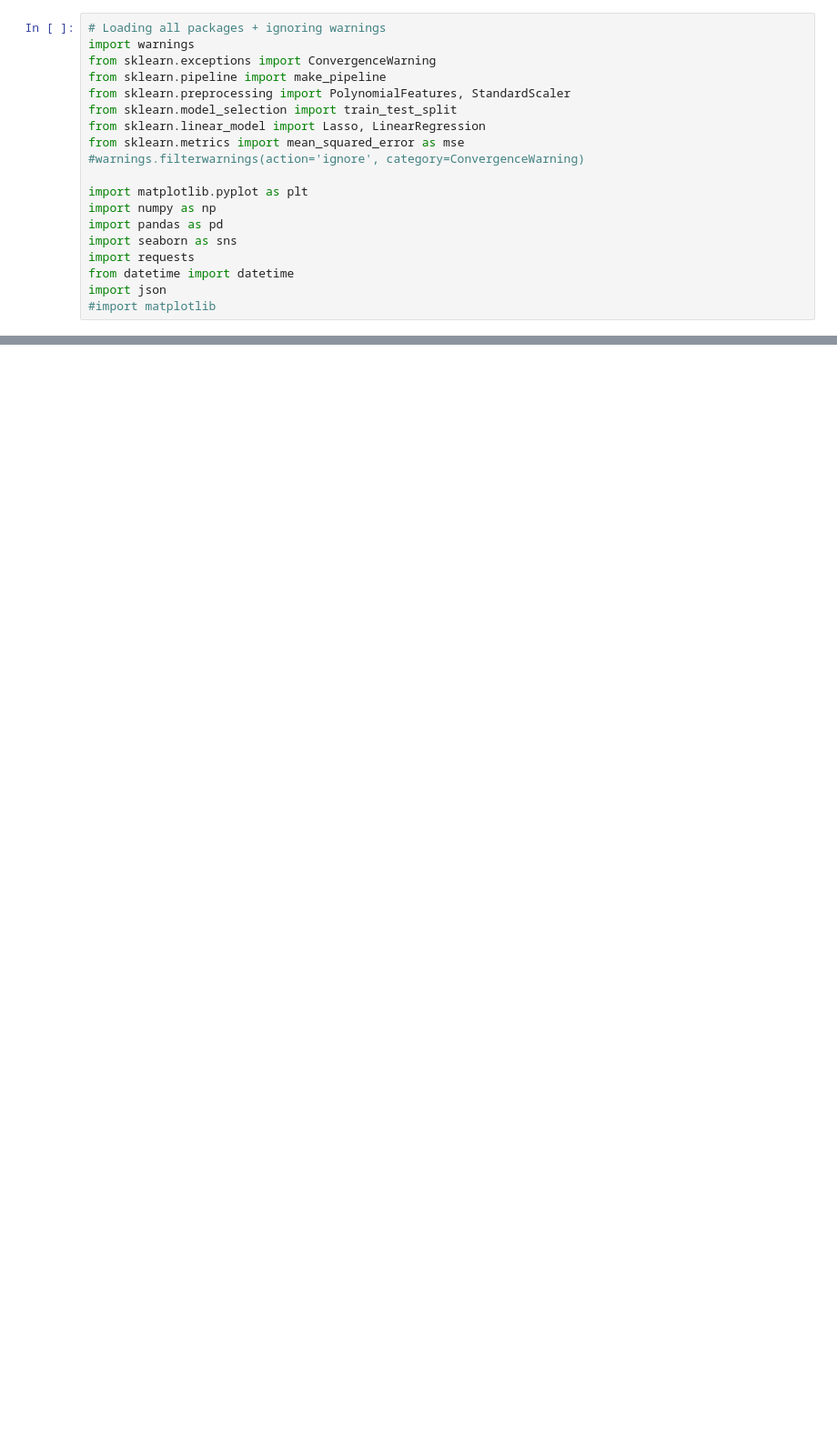
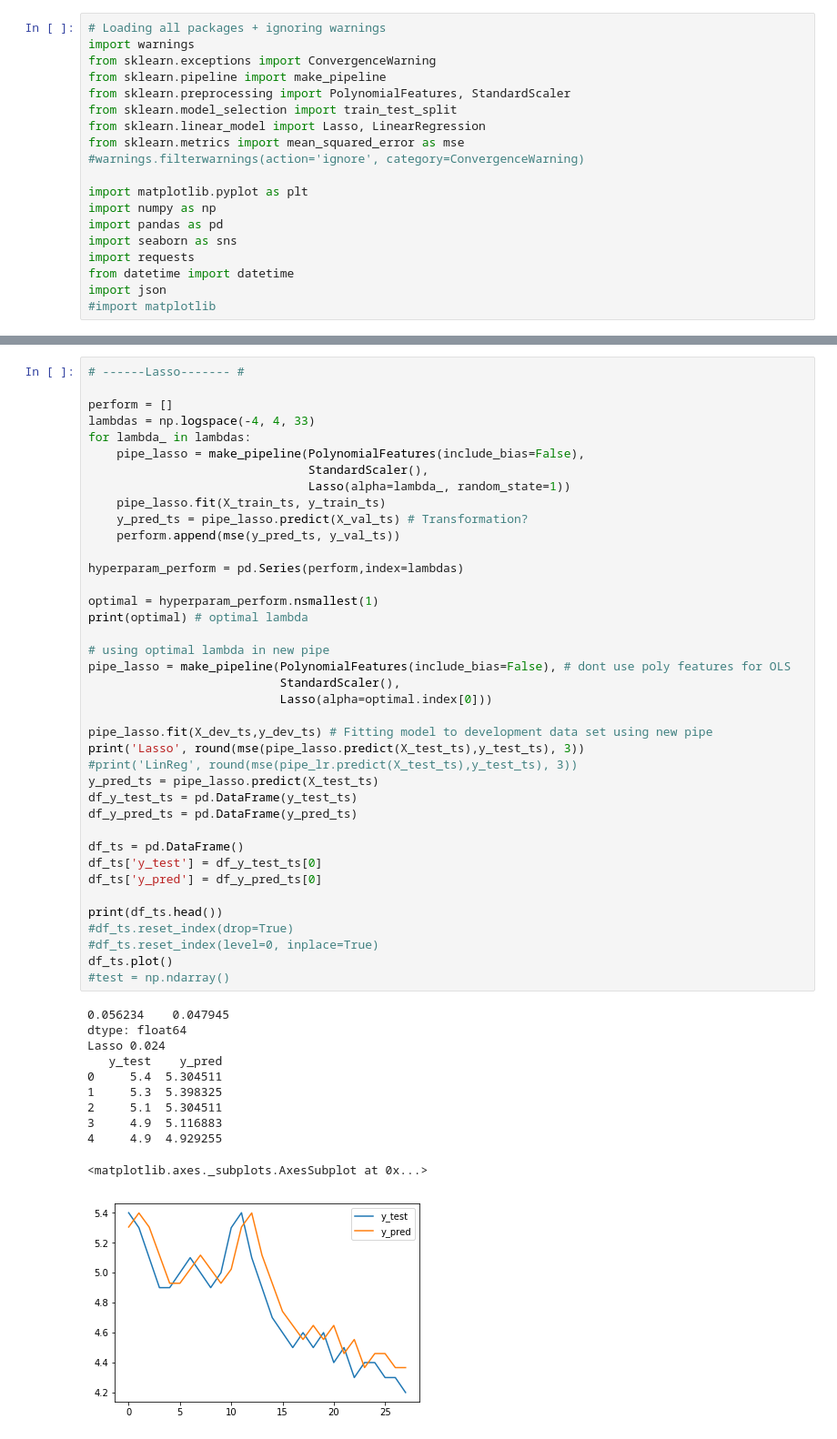
Before and after one commit to karlbindslev/sds_group29, a Jupyter notebook: Exam_project.ipynb, the cells around one changed output, grey strips where cells are left out. Shown at 91% size. Cells and saved outputs as stored; diff of their text form; blank space fills up the shorter version.

```diff
--- a/Exam_project.ipynb
+++ b/Exam_project.ipynb
@@ -264,0 +278,51 @@ ModuleNotFoundError: No module named 'pytrends.pyGTrends'
+# %%
+# ------Lasso------- #
+
+perform = []
+lambdas = np.logspace(-4, 4, 33)
+for lambda_ in lambdas:
+    pipe_lasso = make_pipeline(PolynomialFeatures(include_bias=False),
+                               StandardScaler(),
+                               Lasso(alpha=lambda_, random_state=1))
+    pipe_lasso.fit(X_train_ts, y_train_ts)
+    y_pred_ts = pipe_lasso.predict(X_val_ts) # Transformation?
+    perform.append(mse(y_pred_ts, y_val_ts))
+
+hyperparam_perform = pd.Series(perform,index=lambdas)
+
+optimal = hyperparam_perform.nsmallest(1)
+print(optimal) # optimal lambda
+
+# using optimal lambda in new pipe
+pipe_lasso = make_pipeline(PolynomialFeatures(include_bias=False), # dont use poly features for OLS
+                           StandardScaler(),
+                           Lasso(alpha=optimal.index[0]))
+
+pipe_lasso.fit(X_dev_ts,y_dev_ts) # Fitting model to development data set using new pipe
+print('Lasso', round(mse(pipe_lasso.predict(X_test_ts),y_test_ts), 3))
+#print('LinReg', round(mse(pipe_lr.predict(X_test_ts),y_test_ts), 3))
+y_pred_ts = pipe_lasso.predict(X_test_ts)
+df_y_test_ts = pd.DataFrame(y_test_ts)
+df_y_pred_ts = pd.DataFrame(y_pred_ts)
+
+df_ts = pd.DataFrame()
+df_ts['y_test'] = df_y_test_ts[0]
+df_ts['y_pred'] = df_y_pred_ts[0]
+
+print(df_ts.head())
+#df_ts.reset_index(drop=True)
+#df_ts.reset_index(level=0, inplace=True)
+df_ts.plot()
+#test = np.ndarray()
+# %% [output]
+0.056234    0.047945
+dtype: float64
+Lasso 0.024
+   y_test    y_pred
+0     5.4  5.304511
+1     5.3  5.398325
+2     5.1  5.304511
+3     4.9  5.116883
+4     4.9  4.929255
+<matplotlib.axes._subplots.AxesSubplot at 0x...>
+[figure, added]
```
Also changed, not shown: parts of 5 cells of this notebook, 2 other files.
